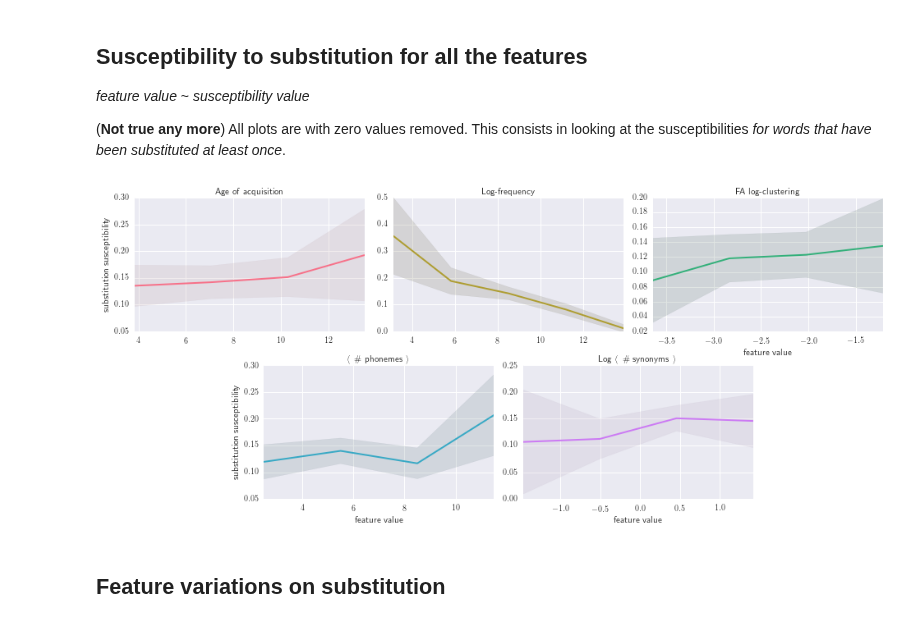
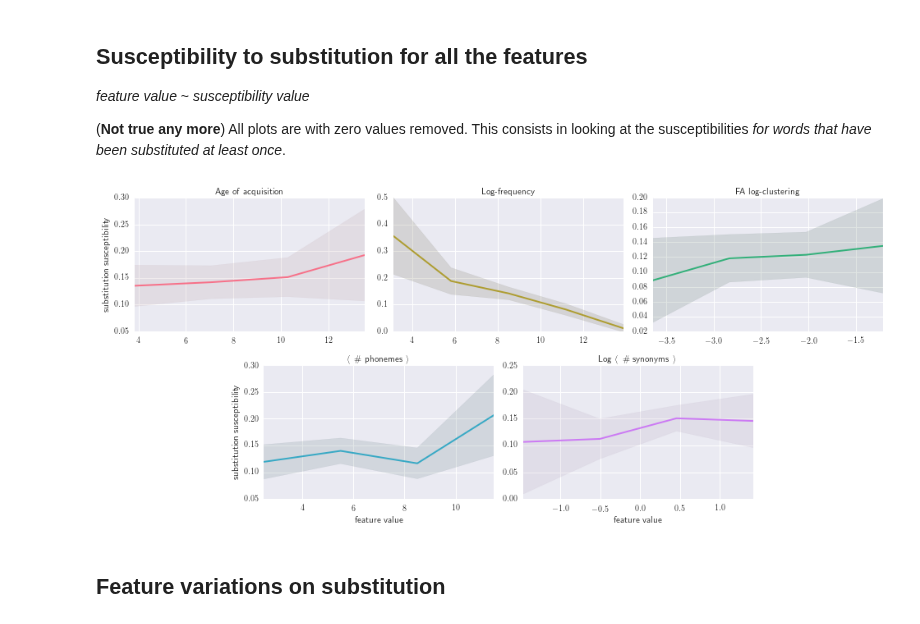
Before and after one commit to wehlutyk/brainscopypaste, a Jupyter notebook: substitutions_paper.ipynb, the cells around one changed output. Drawn from its saved outputs; the diff is of its cells as text; code cells hidden in the pictures.

```diff
--- a/substitutions_paper.ipynb
+++ b/substitutions_paper.ipynb
@@ -127,34 +127,35 @@ def plot_susceptibility(xvalues, svalues, **kwargs):
             ys[i] = yss.mean()
             cs[i] = 1.96 * yss.std() / np.sqrt(len(idx) - 1)
         else:
             ys[i] = np.nan
             cs[i] = np.nan
 
     #plt.hlines(0, xs[0], xs[-1], linestyles='dashed', colors=sb.desaturate(color, 0.2))
     #plt.hlines(1, xs[0], xs[-1], linestyles='dashed', colors=sb.desaturate(color, 0.2))
     plt.plot(xs, ys, '-', lw=2, color=color)
     plt.fill_between(xs, ys - cs, ys + cs, color=sb.desaturate(color, 0.2), alpha=0.2)
     plt.xlim(xs[np.isfinite(ys)][0], xs[np.isfinite(ys)][-1])
     ylim = plt.ylim()
     plt.ylim(max([0, ylim[0]]), min([1, ylim[1]]))
 
 # Plot!
 sg = sb.FacetGrid(sdata, col='feature', col_wrap=3, col_order=translate(included_features),
                   aspect=1.5, size=3, sharex=False, sharey=False, hue='feature', palette=palette_dict)
 sg.map(plot_susceptibility, 'feature value', 'substitution susceptibility')
 sg.set_titles('{col_name}')
 # Remove the last axis and recenter the lower row
 #sg.axes[1, 2].set_axis_off()
 pts02 = sg.axes[2].get_position().get_points()
 pts01 = sg.axes[1].get_position().get_points()
 trans = Affine2D().translate((pts02[1, 0] - pts01[1, 0]) / 2, 0)
 box10 = sg.axes[3].get_position()
 box11 = sg.axes[4].get_position()
+sg.axes[2].set_xlabel('')
 sg.axes[3].set_position(TransformedBbox(box10, trans))
 sg.axes[4].set_position(TransformedBbox(box11, trans))
 sg.fig.savefig('data/figures_paper/feature_susceptibilities.png', bbox_inches='tight', dpi=300)
 # %% [output]
-[figure, old version]
+[figure, new version]
 # %% [markdown]
 ## Feature variations on substitution
 # %%
```
Also changed, not shown: parts of 1 cell of this notebook, 2 other files.
